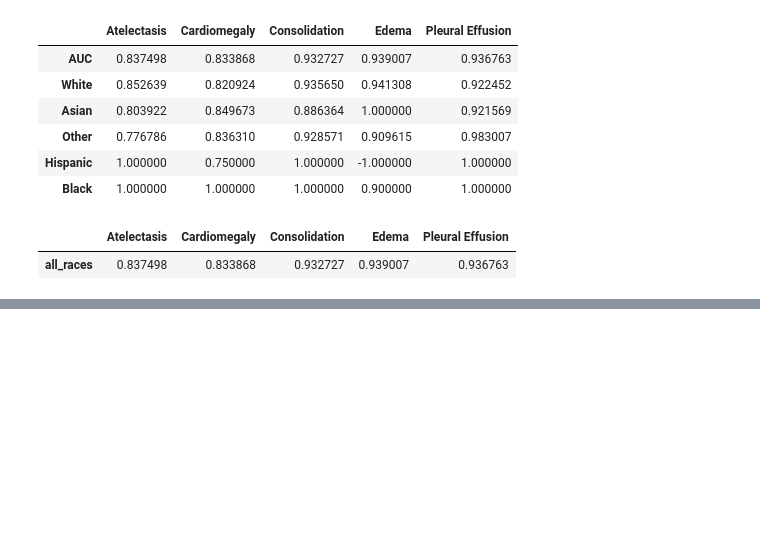
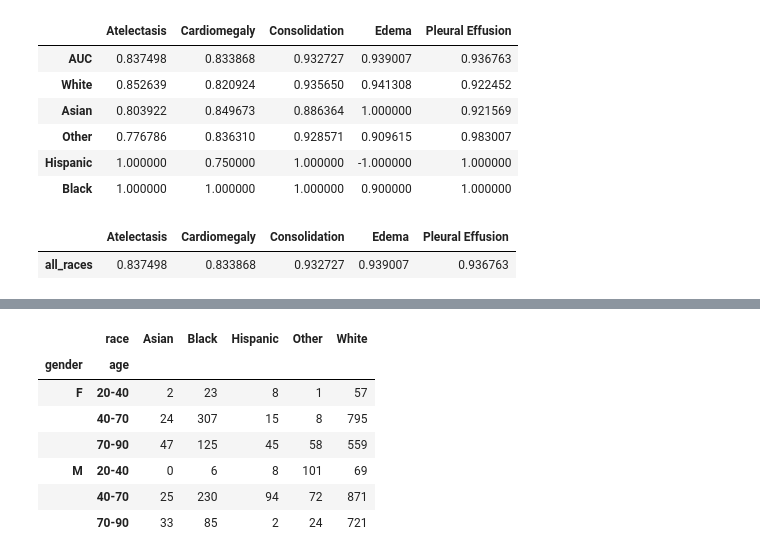
Before and after one commit to SharonPeled/racial-effect-in-radiographs-interpretation, a Jupyter notebook: evaluation.ipynb, the cells around one changed output, grey strips where cells are left out. Cells and saved outputs as stored; diff of their text form; code cells hidden in the pictures; blank space fills up the shorter version.

```diff
--- a/evaluation.ipynb
+++ b/evaluation.ipynb
@@ -248,0 +377,13 @@ df_res_disease
+# %%
+cxr_table = pd.pivot_table(df_cxr_demo[df_cxr_demo.split.isin(['test', 'validate'])], values='subject_id', index=['gender', 'age'],
+                    columns=['race'], aggfunc='count', fill_value=0)
+cxr_table
+# %% [output]
+|  | race | Asian | Black | Hispanic | Other | White |
+| gender | age |  |  |  |  |  |
+| F | 20-40 | 2 | 23 | 8 | 1 | 57 |
+|  | 40-70 | 24 | 307 | 15 | 8 | 795 |
+|  | 70-90 | 47 | 125 | 45 | 58 | 559 |
+| M | 20-40 | 0 | 6 | 8 | 101 | 69 |
+|  | 40-70 | 25 | 230 | 94 | 72 | 871 |
+|  | 70-90 | 33 | 85 | 2 | 24 | 721 |
```
Also changed, not shown: parts of 21 cells of this notebook, 8 other files.
